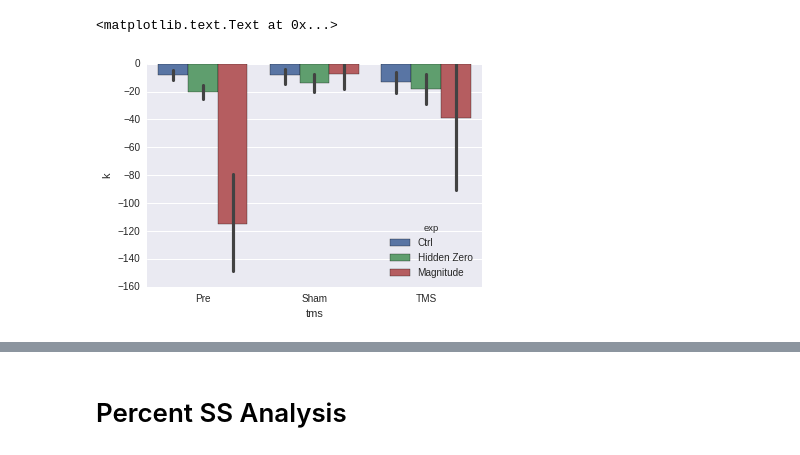
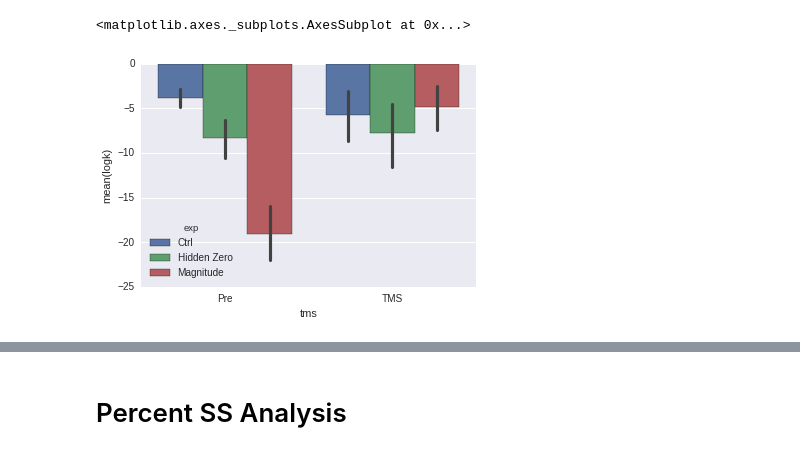
Before and after one commit to iancballard/tms_discounting, a Jupyter notebook: analyze_data.ipynb, the cells around one changed output, grey strips where cells are left out. Drawn from its saved outputs; the diff is of its cells as text; code cells hidden in the pictures.

```diff
--- a/analyze_data.ipynb
+++ b/analyze_data.ipynb
@@ -149,7 +171,12 @@ for in_tup in in_tuples:
-# %%
-#log transform k
-results_df = results_df.reset_index()
-results_df['logk'] = np.log(results_df['k'])
 # %%
 #average over hemispheres
-r = results_df.groupby(['exp','tms','sub']).mean().reset_index()
+# r = results_df.groupby(['exp','tms','sub']).mean().reset_index()
+# %%
+sns.set_context('paper',font_scale = 2,rc={"figure.figsize": (7, 8)})
+sns.set_style("white")
+r = r[r['exp'] != 'Hidden Zero']
+r['TMS Condition'] = r['tms']
+sns.barplot(x = 'TMS Condition', y = 'logk',hue = 'exp' , data = r)
+plt.ylabel('Impulsivity')
+sns.despine()
+# plt.savefig('/home/iballard/Dropbox/fd/figs/committee_meeting/Magnitude.png', dpi = 300)
@@ -155,0 +185,4 @@ r = results_df.groupby(['exp','tms','sub']).mean().reset_index()
+# %%
+pre = results_df[results_df['tms'] !='Pre']
+test = pre[pre['exp'] != '']
+sns.factorplot(x = 'tms', y = 'logk',hue = 'exp', col = 'hemi', data = test)
@@ -156,6 +230,7 @@ r = results_df.groupby(['exp','tms','sub']).mean().reset_index()
 # %%
-sns.barplot(x = 'tms', y = 'logk',hue = 'exp' , data = r)
-plt.ylabel('k')
+sham = r[r['tms'] !='Pre']
+test = pre[pre['exp'] != '']
+sns.barplot(x = 'tms', y = 'logk',hue = 'exp' , data = test)
 # %% [output]
-<matplotlib.text.Text at 0x...>
+<matplotlib.axes._subplots.AxesSubplot at 0x...>
-[figure, old version]
+[figure, new version]
```
Also changed, not shown: parts of 28 cells of this notebook.
